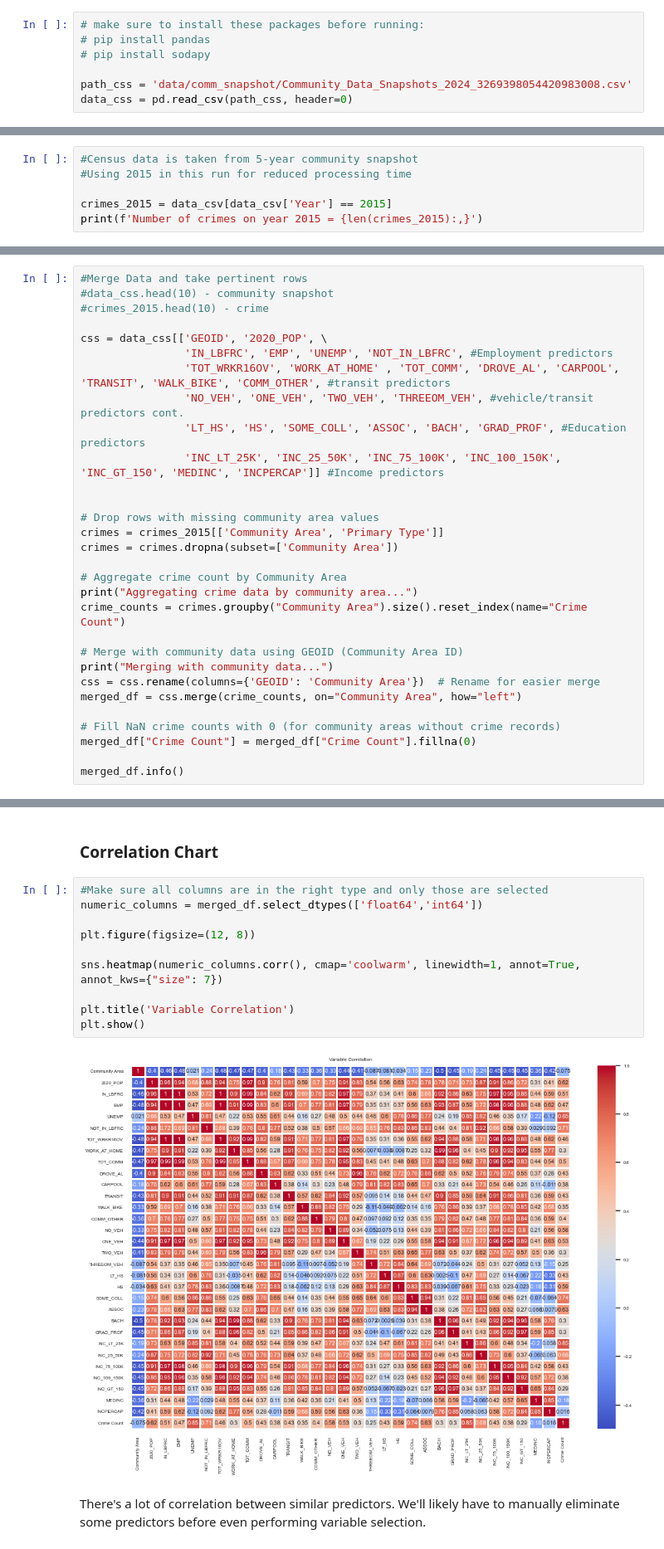
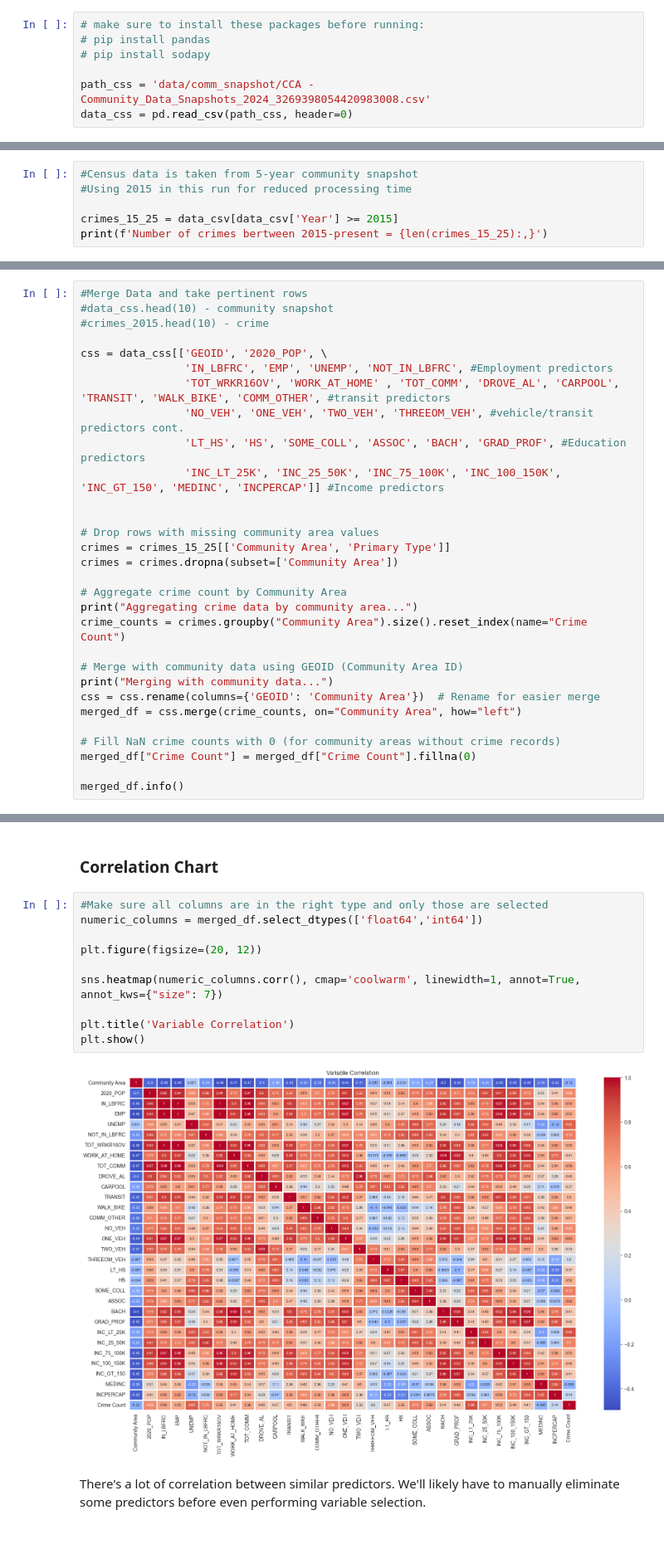
Before and after one commit to VanDang003/Analysis-of-Crime-and-Socioeconomic-Factors-in-Chicago, a Jupyter notebook: EDA.ipynb, the cells around one changed output, grey strips where cells are left out. Shown at 83% size. Drawn from its saved outputs; the diff is of its cells as text.

Commit message:
Update EDA.ipynb
add data to the crime dataset from year 2015 to 2025
added VIF analysis at the end

```diff
--- a/EDA.ipynb
+++ b/EDA.ipynb
@@ -34,7 +34,7 @@ Dataset Metadata:
 # pip install pandas
 # pip install sodapy
 
-path_css = 'data/comm_snapshot/Community_Data_Snapshots_2024_3269398054420983008.csv'
+path_css = 'data/comm_snapshot/CCA - Community_Data_Snapshots_2024_3269398054420983008.csv'
 data_css = pd.read_csv(path_css, header=0)
 # %% [markdown]
 ## Crime Data from API
@@ -158,6 +158,6 @@ https://chibarproject.com/wp-content/uploads/2021/09/Chicago-interactive-map-1.j
 #Census data is taken from 5-year community snapshot
 #Using 2015 in this run for reduced processing time
 
-crimes_2015 = data_csv[data_csv['Year'] == 2015]
-print(f'Number of crimes on year 2015 = {len(crimes_2015):,}')
+crimes_15_25 = data_csv[data_csv['Year'] >= 2015]
+print(f'Number of crimes bertween 2015-present = {len(crimes_15_25):,}')
 # %% [output]
@@ -248,7 +248,7 @@ css = data_css[['GEOID', '2020_POP', \
 
 
 # Drop rows with missing community area values
-crimes = crimes_2015[['Community Area', 'Primary Type']]
+crimes = crimes_15_25[['Community Area', 'Primary Type']]
 crimes = crimes.dropna(subset=['Community Area'])
 
 # Aggregate crime count by Community Area
@@ -341,15 +341,15 @@ plt.show()
 # %%
 #Make sure all columns are in the right type and only those are selected
 numeric_columns = merged_df.select_dtypes(['float64','int64'])
 
-plt.figure(figsize=(12, 8))
+plt.figure(figsize=(20, 12))
 
 sns.heatmap(numeric_columns.corr(), cmap='coolwarm', linewidth=1, annot=True, annot_kws={"size": 7})
 
 plt.title('Variable Correlation')
 plt.show()
 # %% [output]
-[figure, old version]
+[figure, new version]
 # %% [markdown]
 There's a lot of correlation between similar predictors. We'll likely have to manually eliminate some predictors before even performing variable selection.
 # %% [markdown]
```
Also changed, not shown: parts of 21 cells of this notebook.
